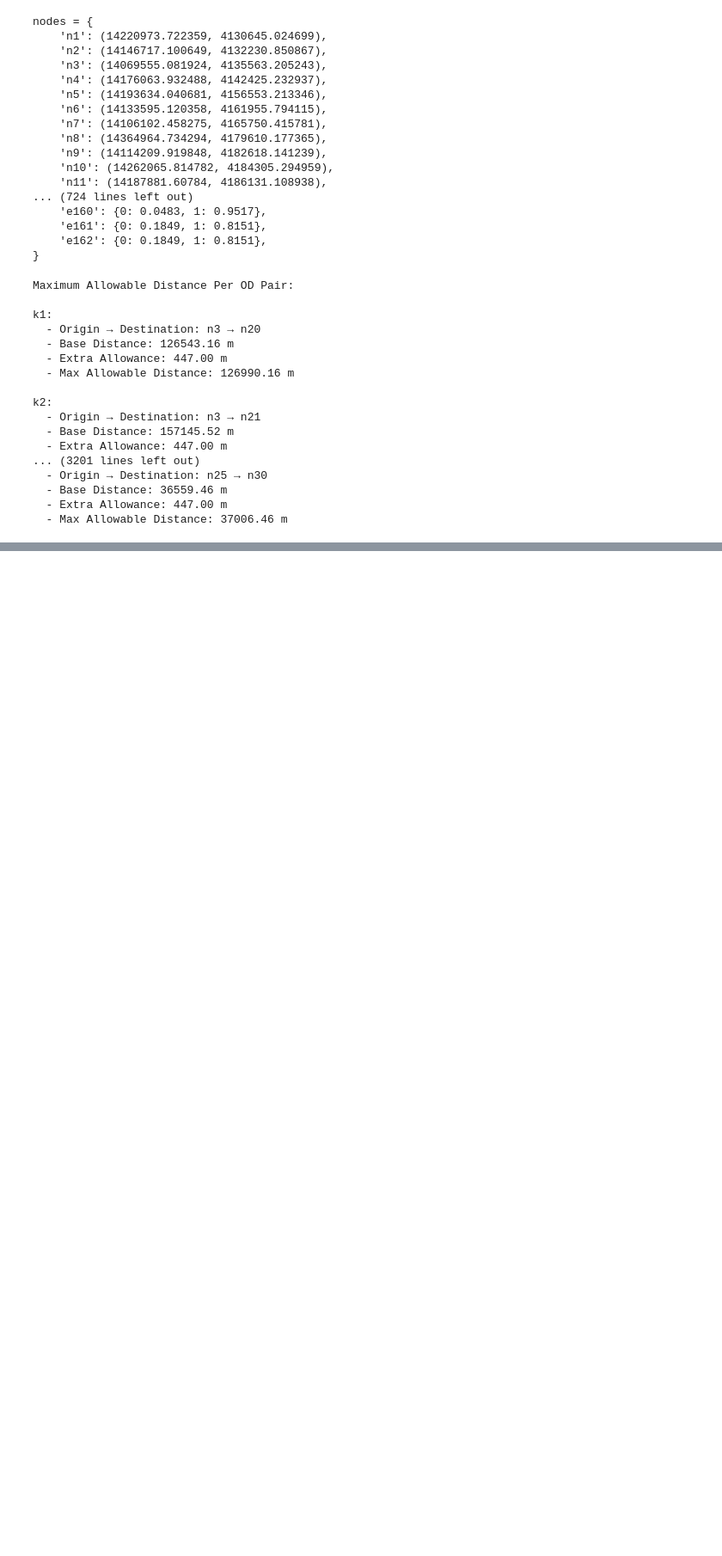
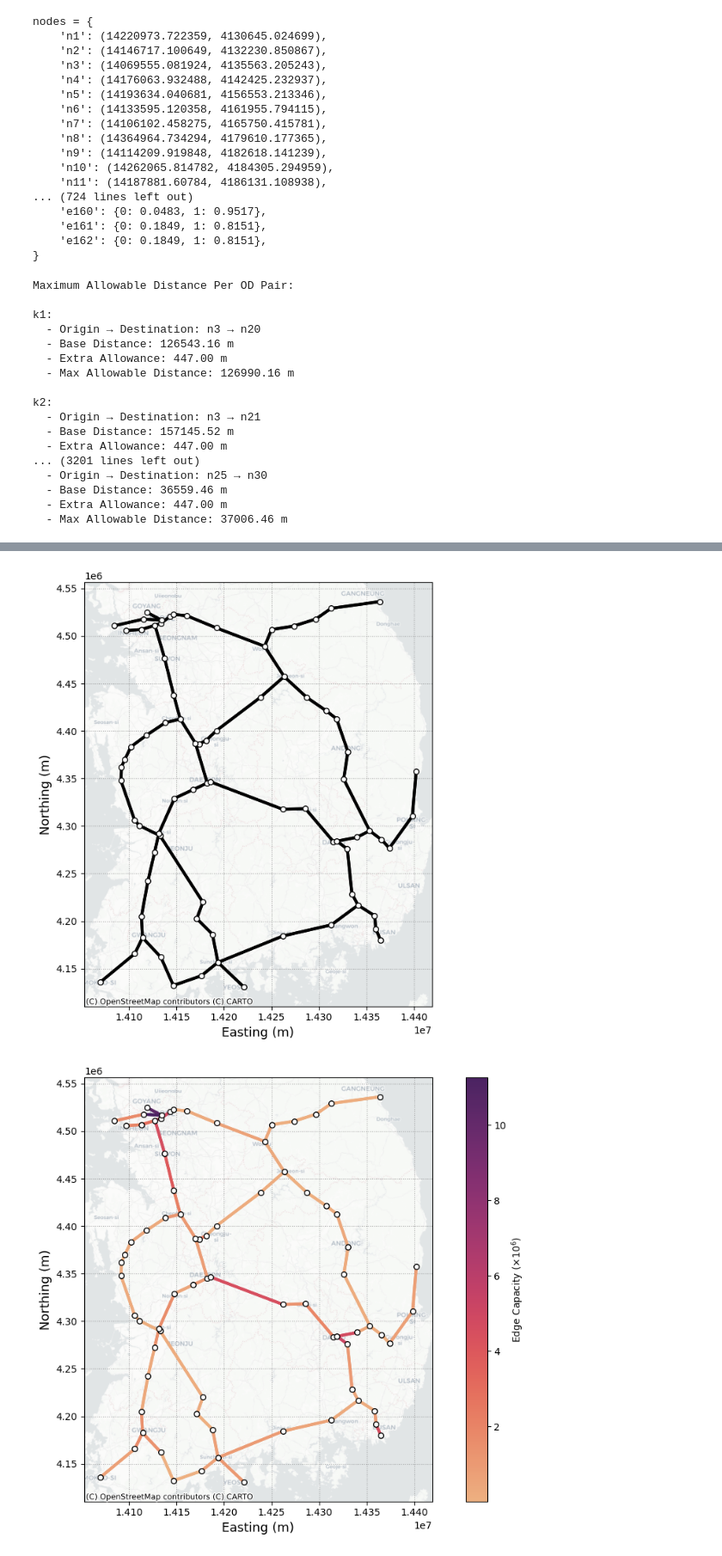
Before and after one commit to mjkang920/network_reliability, a Jupyter notebook: 2025-05-17_BRC_newsp.ipynb, the cells around one changed output, grey strips where cells are left out. Shown at 86% size. Saved outputs shown, nothing was run; the diff lists cells and outputs as text; code cells hidden in the pictures; blank space fills up the shorter version.

```diff
--- a/2025-05-17_BRC_newsp.ipynb
+++ b/2025-05-17_BRC_newsp.ipynb
@@ -51,7 +51,12 @@ arcs = list(edges.values())
 arc_distance = data["arc_distance"]
 intact_capacity = data["intact_capacity"]
 intact_capacity = {k: float(v) for k, v in intact_capacity.items()}
-probs = data.get("probs", {})
+probs = data.get("probs", {})  # JSON 등에서 불러온 probs가 문자열 key를 가질 경우 처리
+probs = {
+    k: {int(inner_k): v for inner_k, v in inner_d.items()}
+    for k, inner_d in probs.items()
+}
+
 
 print("nodes = {")
 for k, v in nodes.items():
@@ -75,7 +80,7 @@ print("}\n")
 
 print("probs = {")
 for k, d in probs.items():
-    print(f"    '{k}': {{0: {d['0']}, 1: {d['1']}}},")
+    print(f"    '{k}': {{0: {d[0]}, 1: {d[1]}}},")  # 🔁 여기가 핵심 수정
 print("}")
 # %% [output]
 nodes = {
@@ -675,0 +704,62 @@ print(f"   - Number of Samples: {mcs_result_shortest['nsamp']}")
+# %%
+import geopandas as gpd
+from shapely.geometry import Point, LineString
+import matplotlib.pyplot as plt
+import contextily as ctx
+import seaborn as sns
+
+# 1
+# GeoDataFrame 생성
+gdf_nodes = gpd.GeoDataFrame({'node': list(nodes.keys())},
+                             geometry=[Point(x, y) for x, y in pos.values()],
+                             crs="EPSG:3857")
+
+gdf_edges = gpd.GeoDataFrame({'edge': list(edges.keys())},
+                             geometry=[LineString([pos[u], pos[v]]) for (u, v) in edges.values()],
+                             crs="EPSG:3857")
+
+fig, ax = plt.subplots(figsize=(10, 7))
+# 모든 엣지를 검은 실선으로!
+gdf_edges.plot(ax=ax, color='black', linewidth=3, alpha=0.95, label="Edges")
+# 노드 점
+gdf_nodes.plot(ax=ax, color='white', markersize=30, edgecolor='black', label="Nodes", zorder=3)
+
+ctx.add_basemap(ax, crs="EPSG:3857", source=ctx.providers.CartoDB.Positron, alpha=0.7)
+ax.set_xlabel("Easting (m)", fontsize=13)
+ax.set_ylabel("Northing (m)", fontsize=13)
+ax.grid(True, linestyle=':', color='gray', linewidth=0.8, alpha=0.7)
+plt.tight_layout()
+plt.show()
+
+
+# 2
+# capacity 단위를 1e6으로 변환 (컬러바도 1e6 단위로 보임)
+gdf_nodes = gpd.GeoDataFrame({'node': list(nodes.keys())},
+    geometry=[Point(x, y) for x, y in pos.values()], crs="EPSG:3857")
+
+edge_ids = list(edges.keys())
+edge_lines = [LineString([pos[u], pos[v]]) for (u, v) in edges.values()]
+edge_caps = [intact_capacity[edge_id] / 1e6 for edge_id in edge_ids]  # ← 1e6으로 변환
+gdf_edges = gpd.GeoDataFrame({'edge': edge_ids, 'capacity': edge_caps},
+    geometry=edge_lines, crs="EPSG:3857")
+
+# seaborn "flare"은 밝은 노랑-주황-분홍 계열 (낮은값 어둡지 않음)
+cmap_name = "flare"
+
+fig, ax = plt.subplots(figsize=(10, 7))
+gdf_edges.plot(ax=ax, column='capacity',
+               cmap=sns.color_palette(cmap_name, as_cmap=True),
+               linewidth=3, legend=True, alpha=0.95,
+               legend_kwds={'label': r"Edge Capacity ($\times10^6$)"})
+
+gdf_nodes.plot(ax=ax, color='white', markersize=30, edgecolor='black', label="Nodes", zorder=3)
+
+ctx.add_basemap(ax, crs="EPSG:3857", source=ctx.providers.CartoDB.Positron, alpha=0.7)
+ax.set_xlabel("Easting (m)", fontsize=13)
+ax.set_ylabel("Northing (m)", fontsize=13)
+ax.grid(True, linestyle=':', color='gray', linewidth=0.8, alpha=0.7)
+plt.tight_layout()
+plt.show()
+# %% [output]
+[figure, added]
+[figure, added]
```
Also changed, not shown: parts of 8 cells of this notebook, 11 other files.
